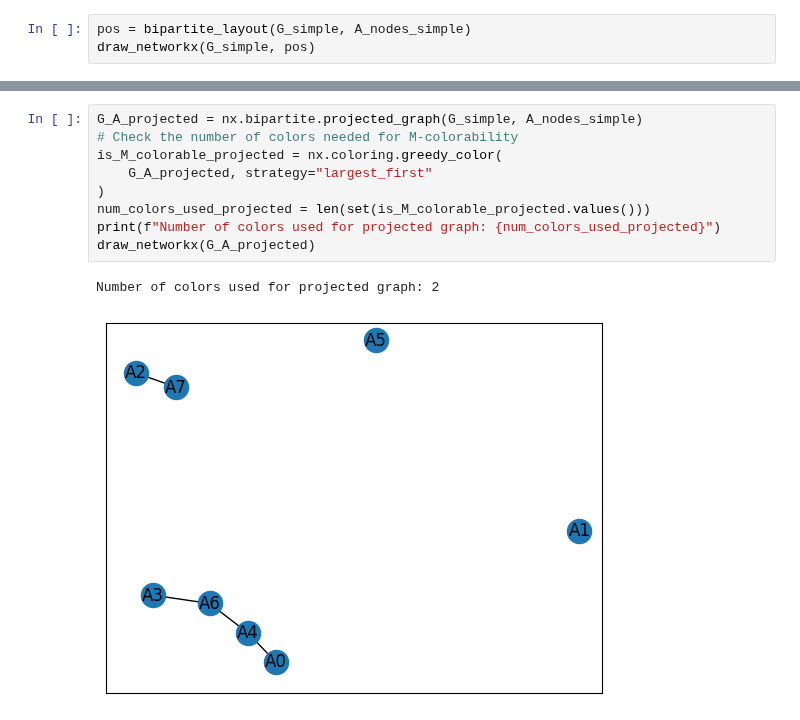
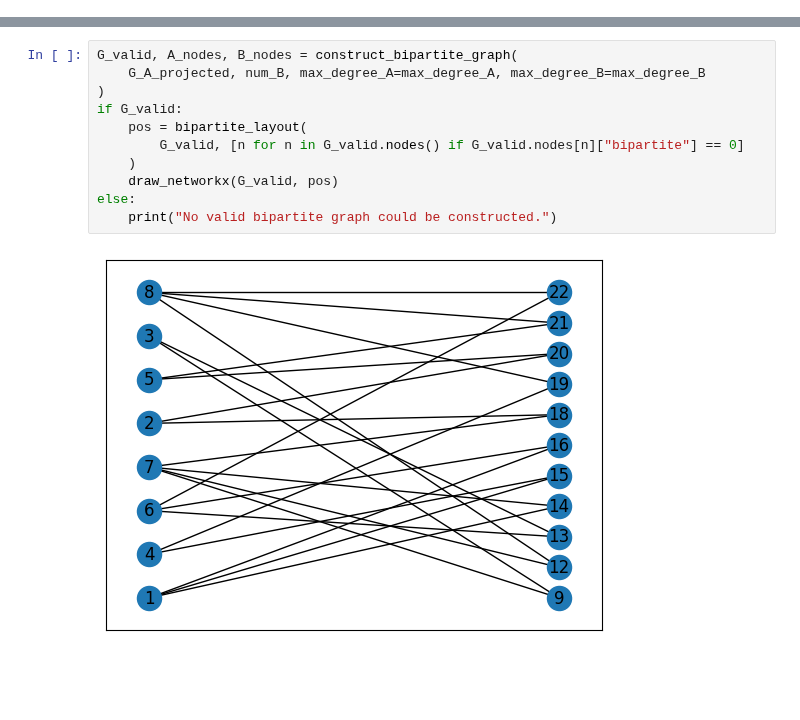
Before and after one commit to PITT-HATLAB/corral_crowding, a Jupyter notebook: src/notebooks/dev.ipynb, the cells around one changed output, grey strips where cells are left out. Cells and saved outputs as stored; diff of their text form; blank space fills up the shorter version.

```diff
--- a/src/notebooks/dev.ipynb
+++ b/src/notebooks/dev.ipynb
@@ -45,3 +181,0 @@ while True:
-# %%
-pos = bipartite_layout(G_simple, A_nodes_simple)
-draw_networkx(G_simple, pos)
@@ -50,12 +182,13 @@ draw_networkx(G_simple, pos)
-# %%
-G_A_projected = nx.bipartite.projected_graph(G_simple, A_nodes_simple)
-# Check the number of colors needed for M-colorability
-is_M_colorable_projected = nx.coloring.greedy_color(
-    G_A_projected, strategy="largest_first"
-)
-num_colors_used_projected = len(set(is_M_colorable_projected.values()))
-print(f"Number of colors used for projected graph: {num_colors_used_projected}")
-draw_networkx(G_A_projected)
-# %% [output]
-Number of colors used for projected graph: 2
-[figure, removed]
+# %%
+G_valid, A_nodes, B_nodes = construct_bipartite_graph(
+    G_A_projected, num_B, max_degree_A=max_degree_A, max_degree_B=max_degree_B
+)
+if G_valid:
+    pos = bipartite_layout(
+        G_valid, [n for n in G_valid.nodes() if G_valid.nodes[n]["bipartite"] == 0]
+    )
+    draw_networkx(G_valid, pos)
+else:
+    print("No valid bipartite graph could be constructed.")
+# %% [output]
+[figure, added]
```
Also changed, not shown: parts of 11 cells of this notebook, 2 other files.
